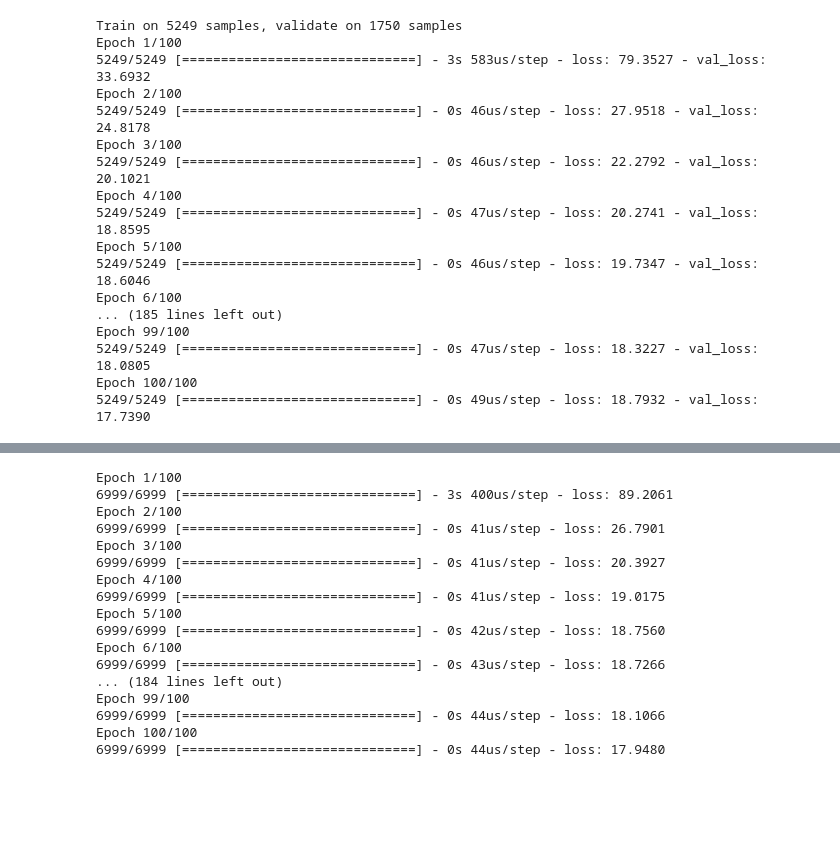
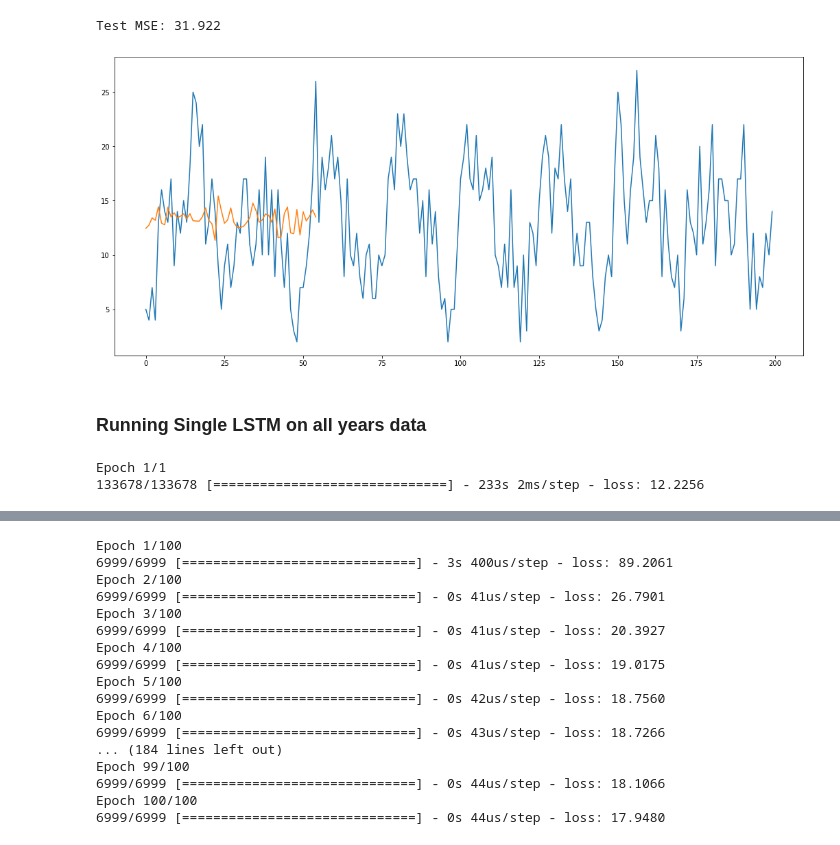
Before and after one commit to tcbonds/Project-5, a Jupyter notebook: LSTM Modeling.ipynb, the cells around one changed output, grey strips where cells are left out. Cells and saved outputs as stored; diff of their text form; code cells hidden in the pictures; blank space fills up the shorter version.

Commit message:
Added FBProphet Model and created a new LSTM model

```diff
--- a/LSTM Modeling.ipynb
+++ b/LSTM Modeling.ipynb
@@ -79,0 +109,15 @@ print('Test MSE: %.3f' % error)
+# %%
+# Calculating and printing MSE for all test predictions
+error = mean_squared_error(test[5:],array(predictions).reshape((55)))
+print('Test MSE: %.3f' % error)
+# %% [output]
+Test MSE: 31.922
+# %%
+# Prediction
+plt.figure(figsize=(18,8))
+sns.lineplot(data=test[5:].values[:55])
+sns.lineplot(data=array(predictions).reshape((55))[:55]);
+# %% [output]
+[figure, added]
+# %% [markdown]
+### Running Single LSTM on all years data
@@ -80,10 +139,8 @@ print('Test MSE: %.3f' % error)
 # %%
 # univariate lstm example
 
-
-
 # choose a number of time steps
-n_steps = 5
+n_steps = 24
 # split into samples
 X, y = split_sequence(train, n_steps)
 # reshape from [samples, timesteps] into [samples, timesteps, features]
@@ -91,27 +148,16 @@ n_features = 1
 X = X.reshape((X.shape[0], X.shape[1], n_features))
 # define model
 model = Sequential()
-model.add(LSTM(50, activation='relu', input_shape=(n_steps, n_features)))
+model.add(LSTM(100, activation='relu', input_shape=(n_steps, n_features),return_sequences=True)) # return_sequences=True
+model.add(Dropout(0.2, input_shape=(n_steps, n_features)))
+model.add(LSTM(100, activation='relu', input_shape=(n_steps, n_features),return_sequences=True)) # return_sequences=True
+model.add(LSTM(100, activation='relu', input_shape=(n_steps, n_features),return_sequences=False)) # return_sequences=True
+model.add(Dropout(0.2, input_shape=(n_steps, n_features)))
 model.add(Dense(1))
 model.compile(optimizer='adam', loss='mse')
 # fit model
-history = model.fit(X, y, epochs=100, batch_size=128, validation_split=0.25)
+history = model.fit(X, y, epochs=1)
 # %% [output]
-Train on 5249 samples, validate on 1750 samples
-Epoch 1/100
-5249/5249 [==============================] - 3s 583us/step - loss: 79.3527 - val_loss: 33.6932
-Epoch 2/100
-5249/5249 [==============================] - 0s 46us/step - loss: 27.9518 - val_loss: 24.8178
-Epoch 3/100
-5249/5249 [==============================] - 0s 46us/step - loss: 22.2792 - val_loss: 20.1021
-Epoch 4/100
-5249/5249 [==============================] - 0s 47us/step - loss: 20.2741 - val_loss: 18.8595
-Epoch 5/100
-5249/5249 [==============================] - 0s 46us/step - loss: 19.7347 - val_loss: 18.6046
-Epoch 6/100
-... (185 lines left out)
-Epoch 99/100
-5249/5249 [==============================] - 0s 47us/step - loss: 18.3227 - val_loss: 18.0805
-Epoch 100/100
-5249/5249 [==============================] - 0s 49us/step - loss: 18.7932 - val_loss: 17.7390
+Epoch 1/1
+133678/133678 [==============================] - 233s 2ms/step - loss: 12.2256
 # %%
```
Also changed, not shown: parts of 22 cells of this notebook, 2 other files.
